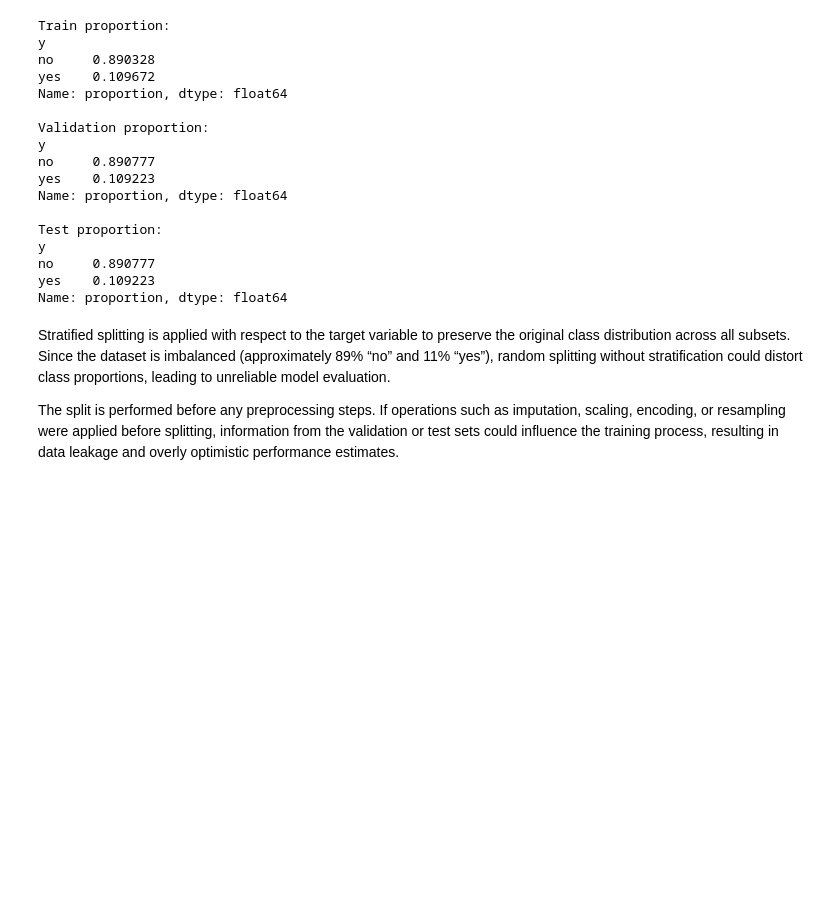
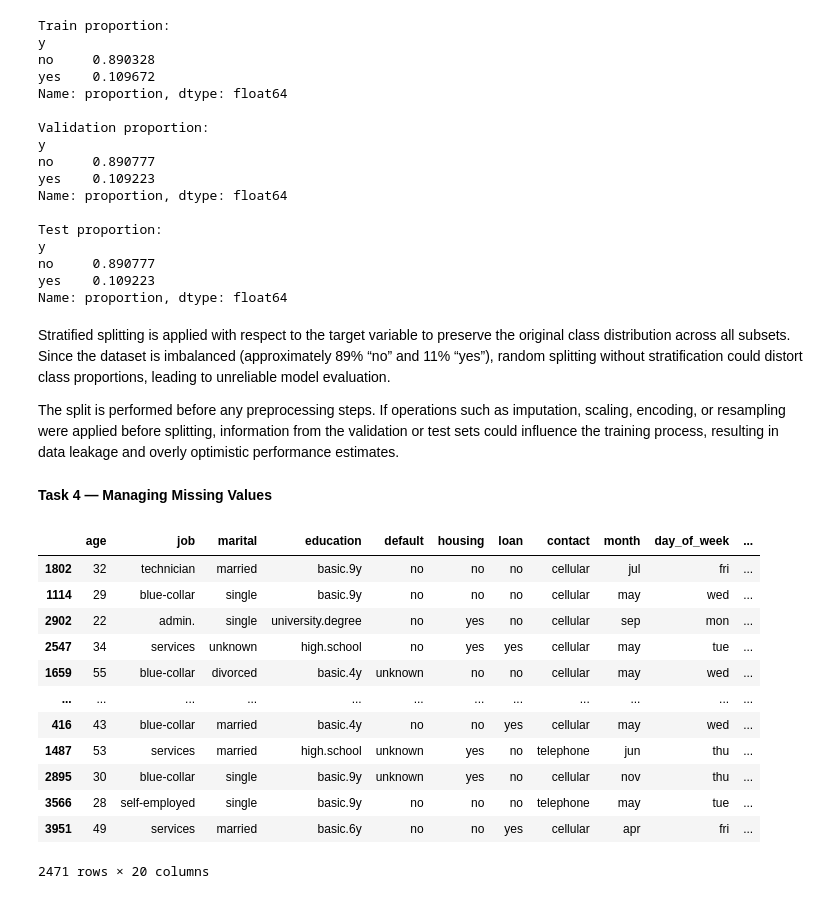
Before and after one commit to mchikovaniieu2024-create/ML-fundamentals-2026, a Jupyter notebook: assignment_1__Marie_Chikovani.ipynb, the cells around one changed output. Drawn from its saved outputs; the diff is of its cells as text; code cells hidden in the pictures; blank space fills up the shorter version.

Commit message:
Complete Task 4: Managing Missing Values

```diff
--- a/assignment_1__Marie_Chikovani.ipynb
+++ b/assignment_1__Marie_Chikovani.ipynb
@@ -286,3 +286,21 @@ Name: proportion, dtype: float64
 Stratified splitting is applied with respect to the target variable to preserve the original class distribution across all subsets. Since the dataset is imbalanced (approximately 89% “no” and 11% “yes”), random splitting without stratification could distort class proportions, leading to unreliable model evaluation.
 
 The split is performed before any preprocessing steps. If operations such as imputation, scaling, encoding, or resampling were applied before splitting, information from the validation or test sets could influence the training process, resulting in data leakage and overly optimistic performance estimates.
+# %% [markdown]
+**Task 4 — Managing Missing Values**
+# %%
+X_train_full
+# %% [output]
+|  | age | job | marital | education | default | housing | loan | contact | month | day_of_week | ... |
+| 1802 | 32 | technician | married | basic.9y | no | no | no | cellular | jul | fri | ... |
+| 1114 | 29 | blue-collar | single | basic.9y | no | no | no | cellular | may | wed | ... |
+| 2902 | 22 | admin. | single | university.degree | no | yes | no | cellular | sep | mon | ... |
+| 2547 | 34 | services | unknown | high.school | no | yes | yes | cellular | may | tue | ... |
+| 1659 | 55 | blue-collar | divorced | basic.4y | unknown | no | no | cellular | may | wed | ... |
+| ... | ... | ... | ... | ... | ... | ... | ... | ... | ... | ... | ... |
+| 416 | 43 | blue-collar | married | basic.4y | no | no | yes | cellular | may | wed | ... |
+| 1487 | 53 | services | married | high.school | unknown | yes | no | telephone | jun | thu | ... |
+| 2895 | 30 | blue-collar | single | basic.9y | unknown | yes | no | cellular | nov | thu | ... |
+| 3566 | 28 | self-employed | single | basic.9y | no | no | no | telephone | may | tue | ... |
+| 3951 | 49 | services | married | basic.6y | no | no | yes | cellular | apr | fri | ... |
+2471 rows × 20 columns
```
Also changed, not shown: parts of 10 cells of this notebook.
